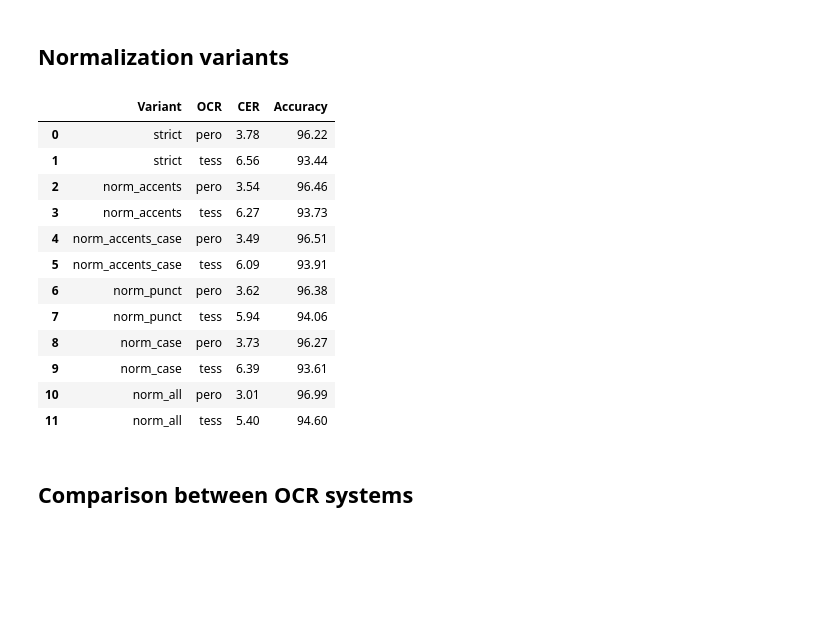
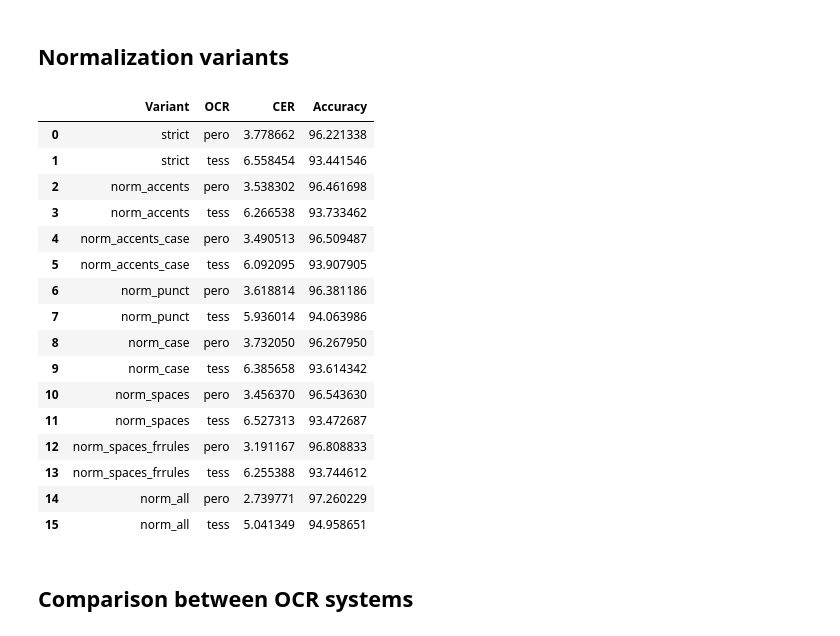
Before and after one commit to soduco/paper-ner-bench-das22, a Jupyter notebook: src/ocr/50-eval_ocr.ipynb, the cells around one changed output. Saved outputs shown, nothing was run; the diff lists cells and outputs as text; code cells hidden in the pictures; blank space fills up the shorter version.

```diff
--- a/src/ocr/50-eval_ocr.ipynb
+++ b/src/ocr/50-eval_ocr.ipynb
@@ -87,6 +87,8 @@ variants = {
                     normalize_quotes=False,
                     normalize_punctuation=False,
                     remove_accents=False,
+                    deduplicate_spaces=False,
+                    apply_french_spacing_rules=False,
                     casefold=False),
     "norm_accents": lambda s: ocr_simplifications_for_evaluation(s,
                     remove_accents=True),
@@ -97,6 +99,14 @@ variants = {
                     normalize_punctuation=True),
     "norm_case": lambda s: ocr_simplifications_for_evaluation(s,
                             casefold=True),
+    "norm_spaces": lambda s: ocr_simplifications_for_evaluation(s,
+                    normalize_spaces=True,
+                    deduplicate_spaces=True,
+                    apply_french_spacing_rules=False),
+    "norm_spaces_frrules": lambda s: ocr_simplifications_for_evaluation(s,
+                    normalize_spaces=True,
+                    deduplicate_spaces=True,
+                    apply_french_spacing_rules=True),
     "norm_all": lambda s: ocr_simplifications_for_evaluation(s,
                     normalize_spaces=True,
                     normalize_dashes=True,
@@ -104,45 +114,51 @@ variants = {
                     normalize_quotes=True,
                     normalize_punctuation=True,
                     remove_accents=True,
+                    deduplicate_spaces=True,
+                    apply_french_spacing_rules=True,
                     casefold=True),
 }
 
 ocr_preds = {
     "pero": pero,
     "tess": tess,
 }
 
 
 summary = []
 for name, normalizer in variants.items():
     # print("="*20)
     # print(f"Variant: {name}")
 
     for ocr_name, ocr_pred in ocr_preds.items():
         stats = { k : OCRMetrics.align(normalizer(ref[k]), normalizer(ocr_pred[k])).stats for k in all_keys }
         data = [ (k[0], k[1], k[2], s.errors, s.reference_length, s.length, ocr_pred[k]) for k, s in stats.items() ]
         ocr_df = pd.DataFrame.from_records(data, columns=["Book", "Page", "Id", "Errors", "RefLength", "Length", "TextPred"] )
         ocr_df = ocr_df.set_index(["Book", "Page", "Id"])
         ocr_cer = ocr_df["Errors"].sum() / ocr_df["RefLength"].sum()
         summary.append((name, ocr_name, 100 * ocr_cer, 100 * (1 - ocr_cer)))
         # print(f"Variant: {name:18s} OCR: {ocr_name:5s} CER: {100 * ocr_cer:6.2f}% Accuracy: {100 * (1 - ocr_cer):6.2f}%")
 summary = pd.DataFrame.from_records(summary, columns=("Variant", "OCR", "CER", "Accuracy"))
 
 summary
 # %% [output]
 |  | Variant | OCR | CER | Accuracy |
-| 0 | strict | pero | 3.78 | 96.22 |
-| 1 | strict | tess | 6.56 | 93.44 |
-| 2 | norm_accents | pero | 3.54 | 96.46 |
-| 3 | norm_accents | tess | 6.27 | 93.73 |
-| 4 | norm_accents_case | pero | 3.49 | 96.51 |
-| 5 | norm_accents_case | tess | 6.09 | 93.91 |
-| 6 | norm_punct | pero | 3.62 | 96.38 |
-| 7 | norm_punct | tess | 5.94 | 94.06 |
-| 8 | norm_case | pero | 3.73 | 96.27 |
-| 9 | norm_case | tess | 6.39 | 93.61 |
-| 10 | norm_all | pero | 3.01 | 96.99 |
-| 11 | norm_all | tess | 5.40 | 94.60 |
+| 0 | strict | pero | 3.778662 | 96.221338 |
+| 1 | strict | tess | 6.558454 | 93.441546 |
+| 2 | norm_accents | pero | 3.538302 | 96.461698 |
+| 3 | norm_accents | tess | 6.266538 | 93.733462 |
+| 4 | norm_accents_case | pero | 3.490513 | 96.509487 |
+| 5 | norm_accents_case | tess | 6.092095 | 93.907905 |
+| 6 | norm_punct | pero | 3.618814 | 96.381186 |
+| 7 | norm_punct | tess | 5.936014 | 94.063986 |
+| 8 | norm_case | pero | 3.732050 | 96.267950 |
+| 9 | norm_case | tess | 6.385658 | 93.614342 |
+| 10 | norm_spaces | pero | 3.456370 | 96.543630 |
+| 11 | norm_spaces | tess | 6.527313 | 93.472687 |
+| 12 | norm_spaces_frrules | pero | 3.191167 | 96.808833 |
+| 13 | norm_spaces_frrules | tess | 6.255388 | 93.744612 |
+| 14 | norm_all | pero | 2.739771 | 97.260229 |
+| 15 | norm_all | tess | 5.041349 | 94.958651 |
 # %% [markdown]
 ## Comparison between OCR systems
 # %%
```
Also changed, not shown: parts of 5 cells of this notebook.
